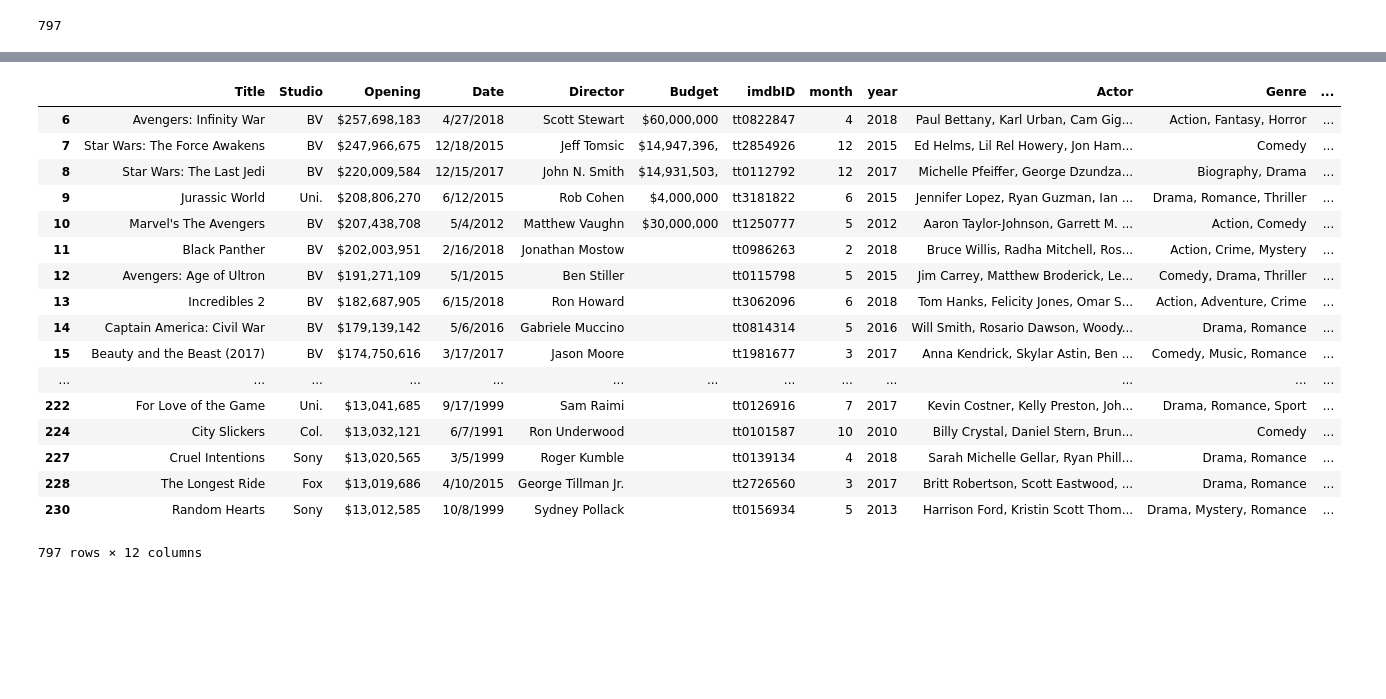
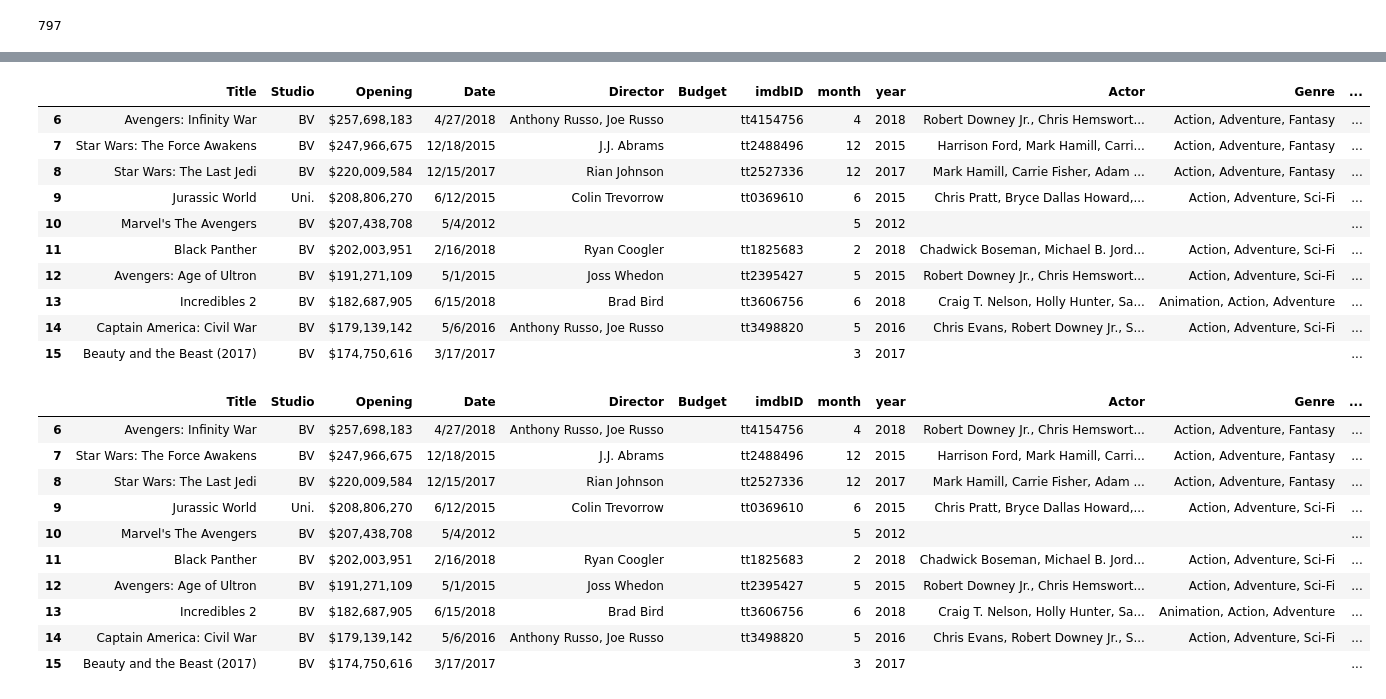
Before and after one commit to ddrossi93/Opening-Box-Office-Predictor, a Jupyter notebook: tester.ipynb, the cells around one changed output, grey strips where cells are left out. Cells and saved outputs as stored; diff of their text form; code cells hidden in the pictures; blank space fills up the shorter version.

```diff
--- a/tester.ipynb
+++ b/tester.ipynb
@@ -113,6 +113,7 @@ weekend_box['year'] = ''
 weekend_box['Actor'] = ''
 weekend_box['Genre'] = ''
 weekend_box['Writer'] = ''
+weekend_box['Ratings'] = ''
 # %%
 weekend_box
 # %% [output]
@@ -192,7 +193,7 @@ len(weekend_box)
 omdb = 'http://www.omdbapi.com/?apikey=7b298284&t='
 # %%
 #add .head after weekend_box to limit API calls default number is 5
-for index, row in weekend_box.iterrows():
+for index, row in weekend_box.head(10).iterrows():
     t = str(row['Title'])
     t = t.replace(":","")
     t = t.replace("'","")
@@ -203,14 +204,21 @@ for index, row in weekend_box.iterrows():
         results = req.get(search).json()
         if results['Response'] == 'False':
             print("Couldn't find title: ", t)
+            weekend_box.set_value(index, 'Director', results["Director"])
+            weekend_box.set_value(index, 'imdbID', results["N/A"])
+            weekend_box.set_value(index, 'Actor', results['N/A'])
+            weekend_box.set_value(index, 'Genre', results['N/A'])
+            weekend_box.set_value(index, 'Writer', results['N/A'])
+            weekend_box.set_value(index, 'Ratings', results['N/A'][1])
         else:
             weekend_box.set_value(index, 'Director', results['Director'])
             weekend_box.set_value(index, 'imdbID', results['imdbID'])
             weekend_box.set_value(index, 'Actor', results['Actors'])
             weekend_box.set_value(index, 'Genre', results['Genre'])
             weekend_box.set_value(index, 'Writer', results['Writer'])
-    except:
-        print('in except')
+            weekend_box.set_value(index, 'Ratings', results['Ratings'][1])
+    except Exception as e:
+        print(str(e))
         continue
 # %% [output]
 http://www.omdbapi.com/?apikey=7b298284&t=Avengers+Infinity+War
@@ -256,6 +254,31 @@ weekend_box.head(100)
+# %%
+for index, row in weekend_box.iterrows():
+    try:
+        rating = row['Ratings']
+        rating = rating['Value']
+        rating = rating.replace('%','')
+        rating = float(rating)
+        rating = rating/100
+    except:
+        continue
+    weekend_box.set_value(index, 'Ratings', rating)
+# %%
+weekend_box.head(10)
+# %% [output]
+|  | Title | Studio | Opening | Date | Director | Budget | imdbID | month | year | Actor | Genre | ... |
+| 6 | Avengers: Infinity War | BV | $257,698,183 | 4/27/2018 | Anthony Russo, Joe Russo |  | tt4154756 | 4 | 2018 | Robert Downey Jr., Chris Hemswort... | Action, Adventure, Fantasy | ... |
+| 7 | Star Wars: The Force Awakens | BV | $247,966,675 | 12/18/2015 | J.J. Abrams |  | tt2488496 | 12 | 2015 | Harrison Ford, Mark Hamill, Carri... | Action, Adventure, Fantasy | ... |
+| 8 | Star Wars: The Last Jedi | BV | $220,009,584 | 12/15/2017 | Rian Johnson |  | tt2527336 | 12 | 2017 | Mark Hamill, Carrie Fisher, Adam ... | Action, Adventure, Fantasy | ... |
+| 9 | Jurassic World | Uni. | $208,806,270 | 6/12/2015 | Colin Trevorrow |  | tt0369610 | 6 | 2015 | Chris Pratt, Bryce Dallas Howard,... | Action, Adventure, Sci-Fi | ... |
+| 10 | Marvel's The Avengers | BV | $207,438,708 | 5/4/2012 |  |  |  | 5 | 2012 |  |  | ... |
+| 11 | Black Panther | BV | $202,003,951 | 2/16/2018 | Ryan Coogler |  | tt1825683 | 2 | 2018 | Chadwick Boseman, Michael B. Jord... | Action, Adventure, Sci-Fi | ... |
+| 12 | Avengers: Age of Ultron | BV | $191,271,109 | 5/1/2015 | Joss Whedon |  | tt2395427 | 5 | 2015 | Robert Downey Jr., Chris Hemswort... | Action, Adventure, Sci-Fi | ... |
+| 13 | Incredibles 2 | BV | $182,687,905 | 6/15/2018 | Brad Bird |  | tt3606756 | 6 | 2018 | Craig T. Nelson, Holly Hunter, Sa... | Animation, Action, Adventure | ... |
+| 14 | Captain America: Civil War | BV | $179,139,142 | 5/6/2016 | Anthony Russo, Joe Russo |  | tt3498820 | 5 | 2016 | Chris Evans, Robert Downey Jr., S... | Action, Adventure, Sci-Fi | ... |
+| 15 | Beauty and the Beast (2017) | BV | $174,750,616 | 3/17/2017 |  |  |  | 3 | 2017 |  |  | ... |
 # %%
 imdb = 'https://www.imdb.com/title/'
-for index, row in weekend_box.head().iterrows():
+for i, r in weekend_box.head().iterrows():
     imdbID = row['imdbID']
     page = imdb + imdbID
 
@@ -272,25 +295,18 @@ for index, row in weekend_box.head().iterrows():
     except:
         continue
 # %%
-weekend_box
+weekend_box.head(10)
 # %% [output]
 |  | Title | Studio | Opening | Date | Director | Budget | imdbID | month | year | Actor | Genre | ... |
-| 6 | Avengers: Infinity War | BV | $257,698,183 | 4/27/2018 | Scott Stewart | $60,000,000 | tt0822847 | 4 | 2018 | Paul Bettany, Karl Urban, Cam Gig... | Action, Fantasy, Horror | ... |
-| 7 | Star Wars: The Force Awakens | BV | $247,966,675 | 12/18/2015 | Jeff Tomsic | $14,947,396, | tt2854926 | 12 | 2015 | Ed Helms, Lil Rel Howery, Jon Ham... | Comedy | ... |
-| 8 | Star Wars: The Last Jedi | BV | $220,009,584 | 12/15/2017 | John N. Smith | $14,931,503, | tt0112792 | 12 | 2017 | Michelle Pfeiffer, George Dzundza... | Biography, Drama | ... |
-| 9 | Jurassic World | Uni. | $208,806,270 | 6/12/2015 | Rob Cohen | $4,000,000 | tt3181822 | 6 | 2015 | Jennifer Lopez, Ryan Guzman, Ian ... | Drama, Romance, Thriller | ... |
-| 10 | Marvel's The Avengers | BV | $207,438,708 | 5/4/2012 | Matthew Vaughn | $30,000,000 | tt1250777 | 5 | 2012 | Aaron Taylor-Johnson, Garrett M. ... | Action, Comedy | ... |
-| 11 | Black Panther | BV | $202,003,951 | 2/16/2018 | Jonathan Mostow |  | tt0986263 | 2 | 2018 | Bruce Willis, Radha Mitchell, Ros... | Action, Crime, Mystery | ... |
-| 12 | Avengers: Age of Ultron | BV | $191,271,109 | 5/1/2015 | Ben Stiller |  | tt0115798 | 5 | 2015 | Jim Carrey, Matthew Broderick, Le... | Comedy, Drama, Thriller | ... |
-| 13 | Incredibles 2 | BV | $182,687,905 | 6/15/2018 | Ron Howard |  | tt3062096 | 6 | 2018 | Tom Hanks, Felicity Jones, Omar S... | Action, Adventure, Crime | ... |
-| 14 | Captain America: Civil War | BV | $179,139,142 | 5/6/2016 | Gabriele Muccino |  | tt0814314 | 5 | 2016 | Will Smith, Rosario Dawson, Woody... | Drama, Romance | ... |
-| 15 | Beauty and the Beast (2017) | BV | $174,750,616 | 3/17/2017 | Jason Moore |  | tt1981677 | 3 | 2017 | Anna Kendrick, Skylar Astin, Ben ... | Comedy, Music, Romance | ... |
-| ... | ... | ... | ... | ... | ... | ... | ... | ... | ... | ... | ... | ... |
-| 222 | For Love of the Game | Uni. | $13,041,685 | 9/17/1999 | Sam Raimi |  | tt0126916 | 7 | 2017 | Kevin Costner, Kelly Preston, Joh... | Drama, Romance, Sport | ... |
-| 224 | City Slickers | Col. | $13,032,121 | 6/7/1991 | Ron Underwood |  | tt0101587 | 10 | 2010 | Billy Crystal, Daniel Stern, Brun... | Comedy | ... |
-| 227 | Cruel Intentions | Sony | $13,020,565 | 3/5/1999 | Roger Kumble |  | tt0139134 | 4 | 2018 | Sarah Michelle Gellar, Ryan Phill... | Drama, Romance | ... |
-| 228 | The Longest Ride | Fox | $13,019,686 | 4/10/2015 | George Tillman Jr. |  | tt2726560 | 3 | 2017 | Britt Robertson, Scott Eastwood, ... | Drama, Romance | ... |
-| 230 | Random Hearts | Sony | $13,012,585 | 10/8/1999 | Sydney Pollack |  | tt0156934 | 5 | 2013 | Harrison Ford, Kristin Scott Thom... | Drama, Mystery, Romance | ... |
+| 6 | Avengers: Infinity War | BV | $257,698,183 | 4/27/2018 | Anthony Russo, Joe Russo |  | tt4154756 | 4 | 2018 | Robert Downey Jr., Chris Hemswort... | Action, Adventure, Fantasy | ... |
+| 7 | Star Wars: The Force Awakens | BV | $247,966,675 | 12/18/2015 | J.J. Abrams |  | tt2488496 | 12 | 2015 | Harrison Ford, Mark Hamill, Carri... | Action, Adventure, Fantasy | ... |
+| 8 | Star Wars: The Last Jedi | BV | $220,009,584 | 12/15/2017 | Rian Johnson |  | tt2527336 | 12 | 2017 | Mark Hamill, Carrie Fisher, Adam ... | Action, Adventure, Fantasy | ... |
+| 9 | Jurassic World | Uni. | $208,806,270 | 6/12/2015 | Colin Trevorrow |  | tt0369610 | 6 | 2015 | Chris Pratt, Bryce Dallas Howard,... | Action, Adventure, Sci-Fi | ... |
+| 10 | Marvel's The Avengers | BV | $207,438,708 | 5/4/2012 |  |  |  | 5 | 2012 |  |  | ... |
+| 11 | Black Panther | BV | $202,003,951 | 2/16/2018 | Ryan Coogler |  | tt1825683 | 2 | 2018 | Chadwick Boseman, Michael B. Jord... | Action, Adventure, Sci-Fi | ... |
+| 12 | Avengers: Age of Ultron | BV | $191,271,109 | 5/1/2015 | Joss Whedon |  | tt2395427 | 5 | 2015 | Robert Downey Jr., Chris Hemswort... | Action, Adventure, Sci-Fi | ... |
+| 13 | Incredibles 2 | BV | $182,687,905 | 6/15/2018 | Brad Bird |  | tt3606756 | 6 | 2018 | Craig T. Nelson, Holly Hunter, Sa... | Animation, Action, Adventure | ... |
+| 14 | Captain America: Civil War | BV | $179,139,142 | 5/6/2016 | Anthony Russo, Joe Russo |  | tt3498820 | 5 | 2016 | Chris Evans, Robert Downey Jr., S... | Action, Adventure, Sci-Fi | ... |
+| 15 | Beauty and the Beast (2017) | BV | $174,750,616 | 3/17/2017 |  |  |  | 3 | 2017 |  |  | ... |
-797 rows × 12 columns
 # %%
 weekend_box.to_csv('after_imdb.csv')
```
Also changed, not shown: parts of 5 cells of this notebook, 4 other files.
